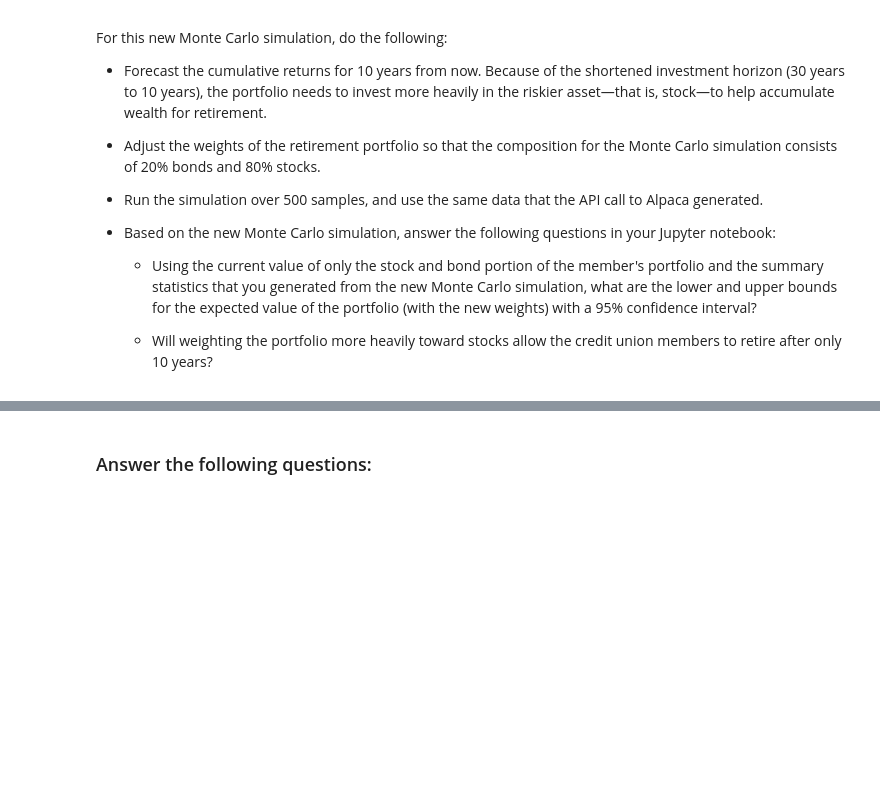
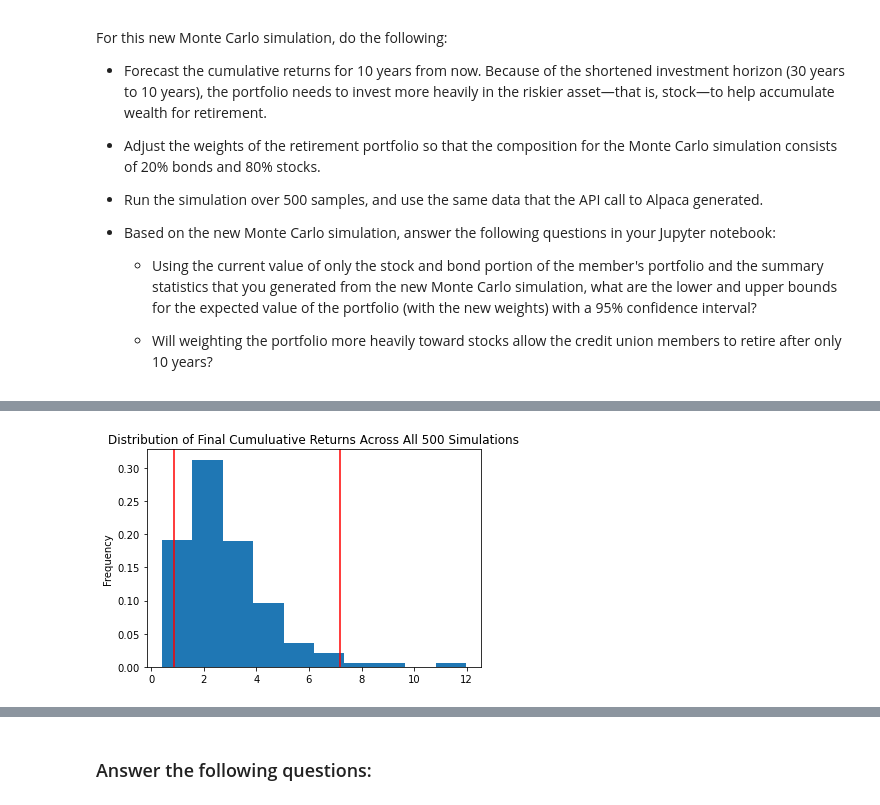
Before and after one commit to asabeti/Financial_Planning_With_APIs, a Jupyter notebook: financial_planning_tools.ipynb, the cells around one changed output, grey strips where cells are left out. Drawn from its saved outputs; the diff is of its cells as text; code cells hidden in the pictures; blank space fills up the shorter version.

```diff
--- a/financial_planning_tools.ipynb
+++ b/financial_planning_tools.ipynb
@@ -625,7 +687,9 @@ For this new Monte Carlo simulation, do the following:
 # %%
 # Visualize the probability distribution of the 10-year Monte Carlo simulation
 # by plotting a histogram
-# YOUR CODE HERE
+mc_10yr_distribution_plot = mc_10yr_simulation.plot_distribution()
+# %% [output]
+[figure, added]
 # %%
 # Generate summary statistics from the 10-year Monte Carlo simulation results
 # Save the results as a variable
```
Also changed, not shown: parts of 23 cells of this notebook.
